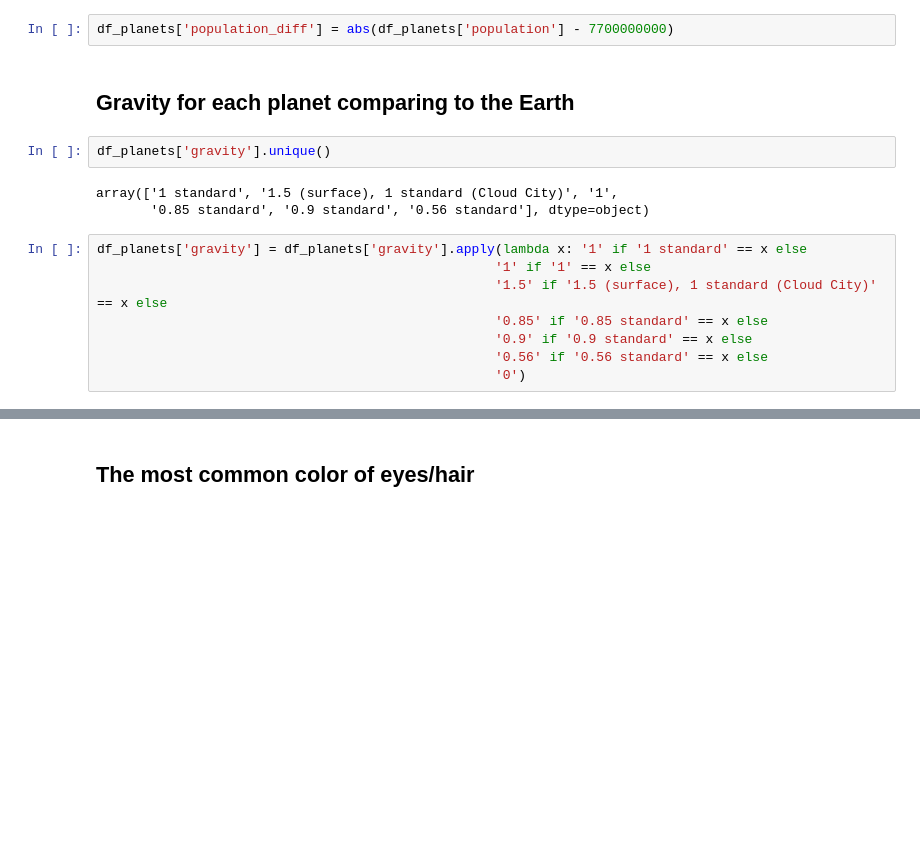
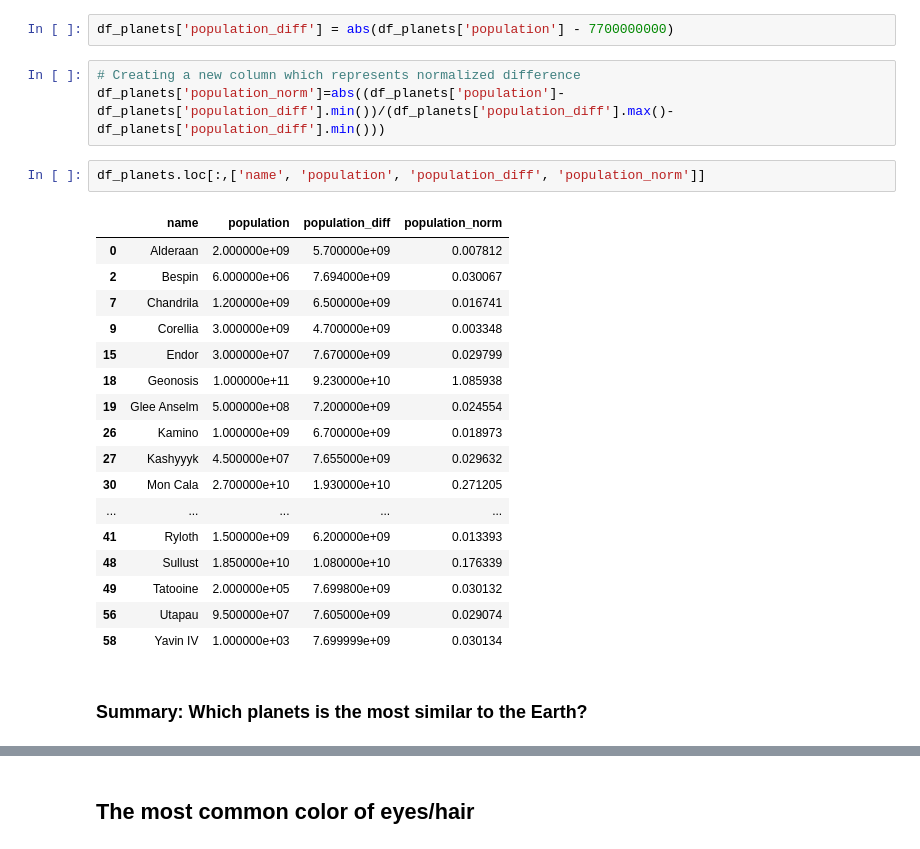
Before and after one commit to veliona/ministryofdata, a Jupyter notebook: star-wars-analysis.ipynb, the cells around one changed output, grey strips where cells are left out. Cells and saved outputs as stored; diff of their text form; blank space fills up the shorter version.

```diff
--- a/star-wars-analysis.ipynb
+++ b/star-wars-analysis.ipynb
@@ -442,19 +463,29 @@ ax.text(x=18, y=10000000000, s='Population of Earth', alpha=0.7, color='black');
 [figure]
 # %%
 df_planets['population_diff'] = abs(df_planets['population'] - 7700000000)
-# %% [markdown]
-## Gravity for each planet comparing to the Earth
-# %%
-df_planets['gravity'].unique()
-# %% [output]
-array(['1 standard', '1.5 (surface), 1 standard (Cloud City)', '1',
-       '0.85 standard', '0.9 standard', '0.56 standard'], dtype=object)
-# %%
-df_planets['gravity'] = df_planets['gravity'].apply(lambda x: '1' if '1 standard' == x else
-                                                   '1' if '1' == x else
-                                                   '1.5' if '1.5 (surface), 1 standard (Cloud City)' == x else
-                                                   '0.85' if '0.85 standard' == x else
-                                                   '0.9' if '0.9 standard' == x else
-                                                   '0.56' if '0.56 standard' == x else
-                                                   '0')
+# %%
+# Creating a new column which represents normalized difference
+df_planets['population_norm']=abs((df_planets['population']-df_planets['population_diff'].min())/(df_planets['population_diff'].max()-df_planets['population_diff'].min()))
+# %%
+df_planets.loc[:,['name', 'population', 'population_diff', 'population_norm']]
+# %% [output]
+|  | name | population | population_diff | population_norm |
+| 0 | Alderaan | 2.000000e+09 | 5.700000e+09 | 0.007812 |
+| 2 | Bespin | 6.000000e+06 | 7.694000e+09 | 0.030067 |
+| 7 | Chandrila | 1.200000e+09 | 6.500000e+09 | 0.016741 |
+| 9 | Corellia | 3.000000e+09 | 4.700000e+09 | 0.003348 |
+| 15 | Endor | 3.000000e+07 | 7.670000e+09 | 0.029799 |
+| 18 | Geonosis | 1.000000e+11 | 9.230000e+10 | 1.085938 |
+| 19 | Glee Anselm | 5.000000e+08 | 7.200000e+09 | 0.024554 |
+| 26 | Kamino | 1.000000e+09 | 6.700000e+09 | 0.018973 |
+| 27 | Kashyyyk | 4.500000e+07 | 7.655000e+09 | 0.029632 |
+| 30 | Mon Cala | 2.700000e+10 | 1.930000e+10 | 0.271205 |
+| ... | ... | ... | ... | ... |
+| 41 | Ryloth | 1.500000e+09 | 6.200000e+09 | 0.013393 |
+| 48 | Sullust | 1.850000e+10 | 1.080000e+10 | 0.176339 |
+| 49 | Tatooine | 2.000000e+05 | 7.699800e+09 | 0.030132 |
+| 56 | Utapau | 9.500000e+07 | 7.605000e+09 | 0.029074 |
+| 58 | Yavin IV | 1.000000e+03 | 7.699999e+09 | 0.030134 |
+# %% [markdown]
+### Summary: Which planets is the most similar to the Earth?
 # %%
```
Also changed, not shown: parts of 54 cells of this notebook.
